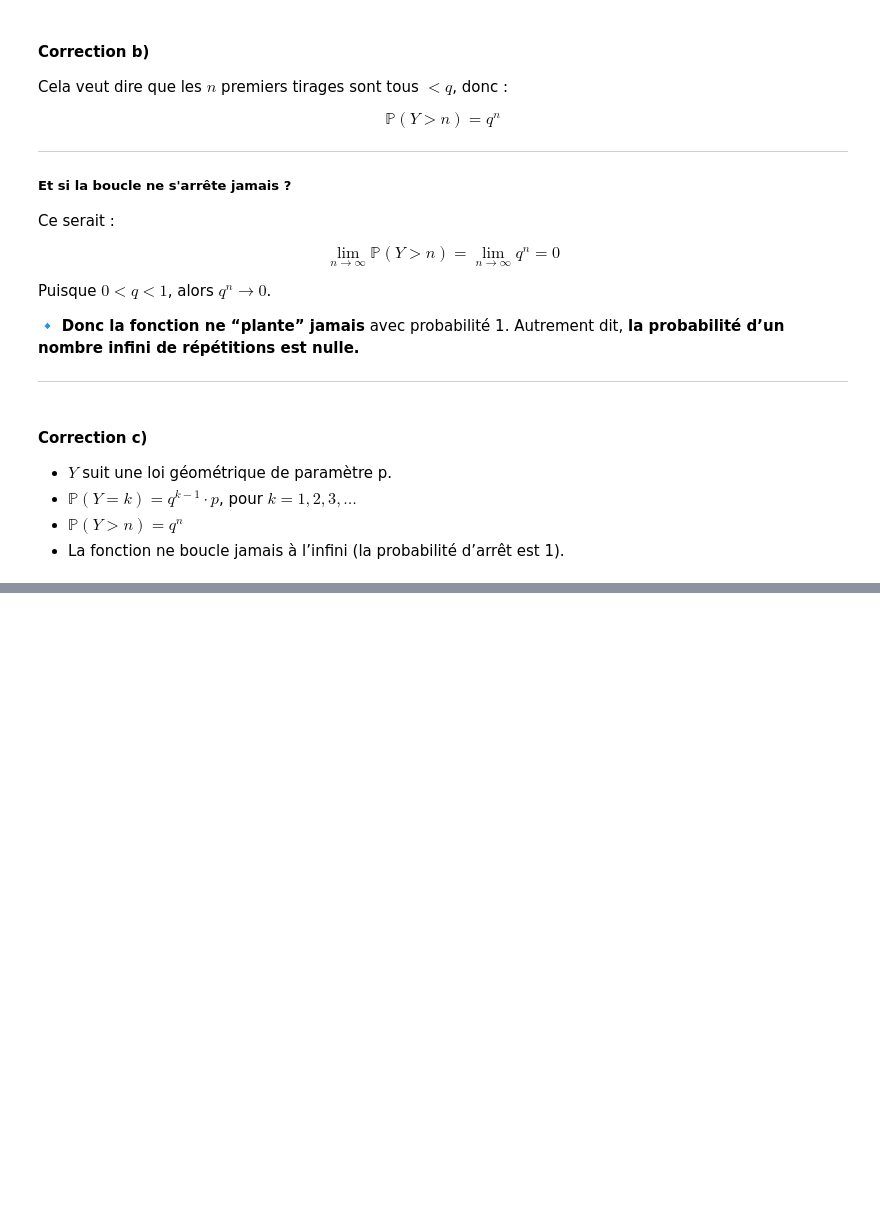
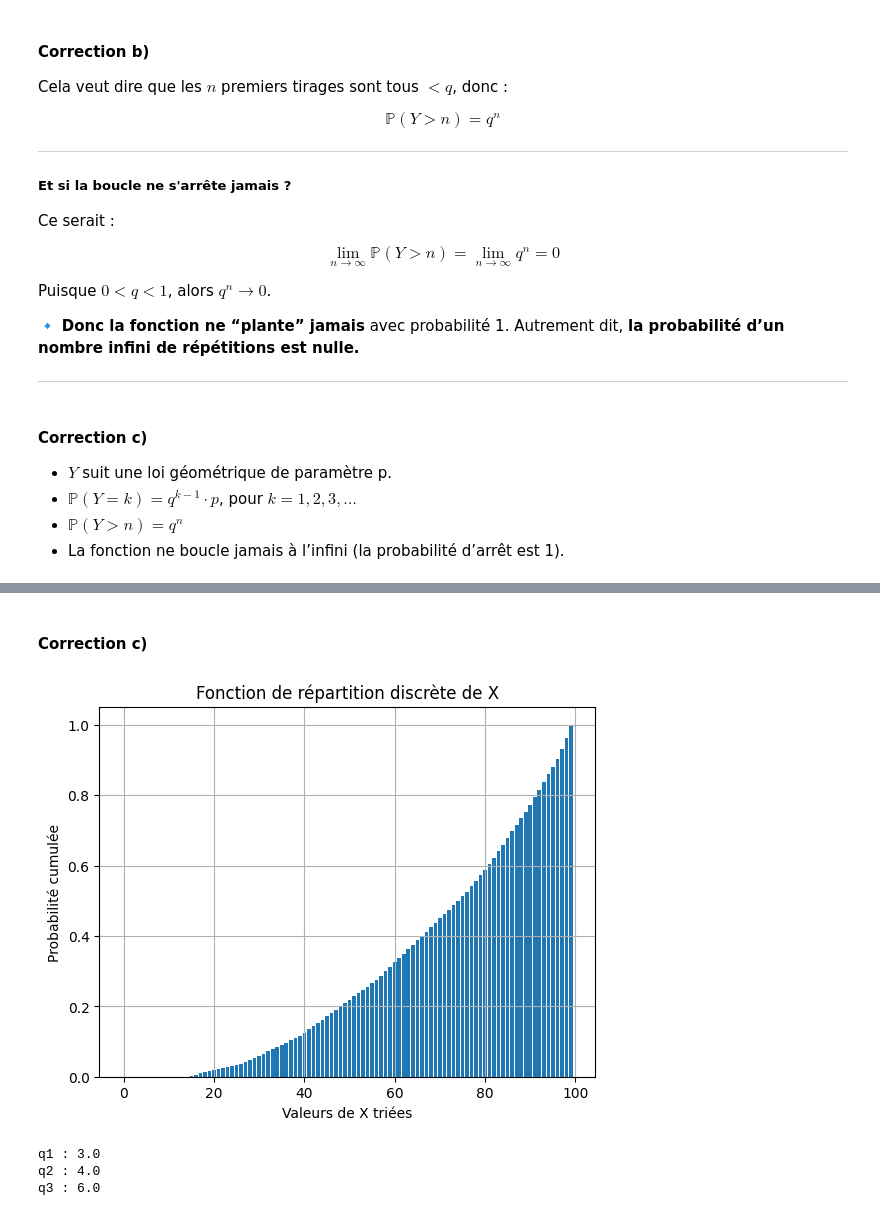
Before and after one commit to wakil69/InformatiquePrepaPlus, a Jupyter notebook: Cours/Probabilités_Stats/9.Exercices/Exercices.ipynb, the cells around one changed output, grey strips where cells are left out. Saved outputs shown, nothing was run; the diff lists cells and outputs as text; code cells hidden in the pictures; blank space fills up the shorter version.

```diff
--- a/Cours/Probabilités_Stats/9.Exercices/Exercices.ipynb
+++ b/Cours/Probabilités_Stats/9.Exercices/Exercices.ipynb
@@ -298,0 +366,32 @@ Autrement dit, **la probabilité d’un nombre infini de répétitions est nulle
+# %% [markdown]
+#### Correction c)
+# %%
+# donnees = pd.DataFrame({"X": X})  # ou seulement X.sort()
+# donnees = donnees.sort_values("X")
+
+X.sort()
+Y = np.cumsum(X) / np.sum(X)
+
+# Représentation graphique
+plt.bar(range(len(Y)), Y)
+plt.title("Fonction de répartition discrète de X")
+plt.xlabel("Valeurs de X triées")
+plt.ylabel("Probabilité cumulée")
+plt.grid(True)
+plt.show()
+
+# Retrouver étendue et quartiles à partir de Y
+# On cherche l’indice où la somme cumulée atteint 25 %, 50 %, 75 %. (pseudo-quartiles)
+
+i_q1 = np.argmax(Y >= 0.25)
+i_q2 = np.argmax(Y >= 0.50)
+i_q3 = np.argmax(Y >= 0.75)
+
+print("q1 :", X[i_q1])
+print("q2 :", X[i_q2])
+print("q3 :", X[i_q3])
+# %% [output]
+[figure, added]
+q1 : 3.0
+q2 : 4.0
+q3 : 6.0
```
Also changed, not shown: parts of 97 cells of this notebook, 2 other files.
